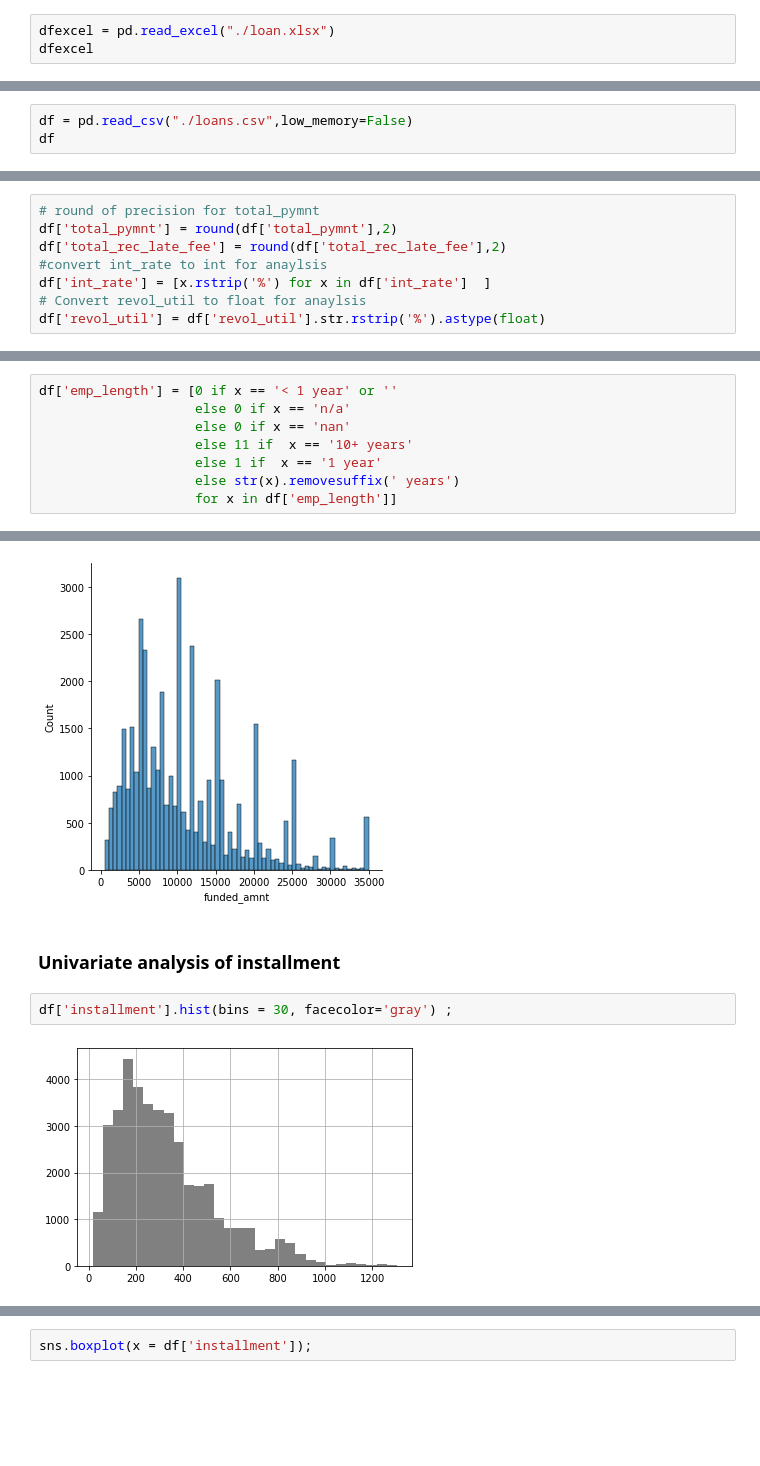
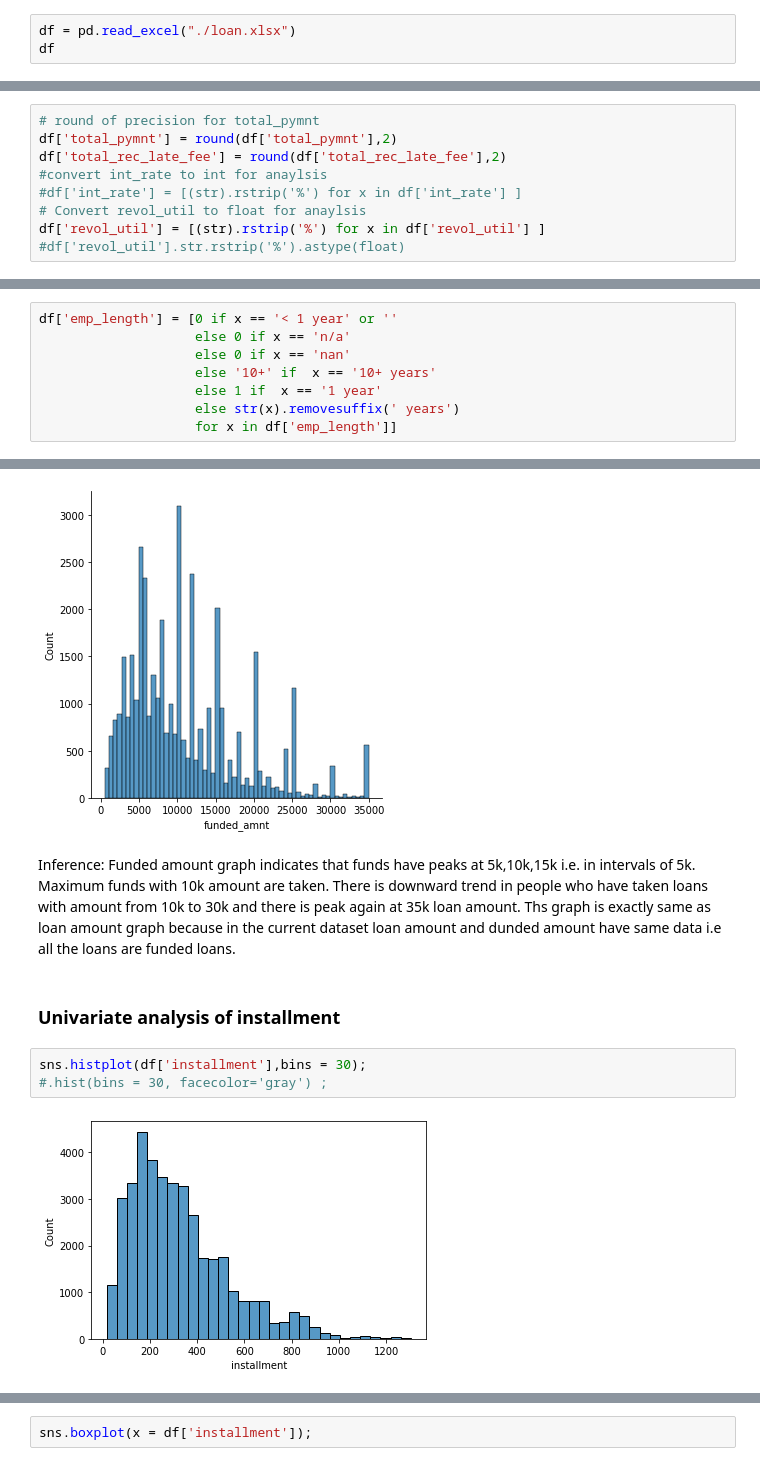
Before and after one commit to geeta-m-desai/LendingClubCaseStudy, a Jupyter notebook: Group_Facilitator_Geeta.ipynb, the cells around one changed output, grey strips where cells are left out. Saved outputs shown, nothing was run; the diff lists cells and outputs as text; blank space fills up the shorter version.

```diff
--- a/Group_Facilitator_Geeta.ipynb
+++ b/Group_Facilitator_Geeta.ipynb
@@ -4,8 +4,8 @@ import pandas as pd
 import matplotlib.pyplot as plt
 import seaborn as sns
 # %%
-dfexcel = pd.read_excel("./loan.xlsx")
-dfexcel
+df = pd.read_excel("./loan.xlsx")
+df
 # %% [output]
 |  | id | member_id | loan_amnt | funded_amnt | funded_amnt_inv | term | int_rate | installment | grade | ... |
 | 0 | 1077501 | 1296599 | 5000 | 5000 | 4975.0 | 36 months | 0.1065 | 162.87 | B | ... |
@@ -25,3 +22,0 @@ dfexcel
-# %%
-df = pd.read_csv("./loans.csv",low_memory=False)
-df
@@ -199,16 +200,17 @@ Number of duplicate rows = 0
 df['total_pymnt'] = round(df['total_pymnt'],2)
 df['total_rec_late_fee'] = round(df['total_rec_late_fee'],2)
 #convert int_rate to int for anaylsis
-df['int_rate'] = [x.rstrip('%') for x in df['int_rate']  ]
+#df['int_rate'] = [(str).rstrip('%') for x in df['int_rate'] ]
 # Convert revol_util to float for anaylsis
-df['revol_util'] = df['revol_util'].str.rstrip('%').astype(float)
+df['revol_util'] = [(str).rstrip('%') for x in df['revol_util'] ]
+#df['revol_util'].str.rstrip('%').astype(float)
 # %% [markdown]
 ### Replace with 0 if n/a or nan and clean the column  for
 # %%
 df['emp_length'] = [0 if x == '< 1 year' or ''
                     else 0 if x == 'n/a'
                     else 0 if x == 'nan'
-                    else 11 if  x == '10+ years'
+                    else '10+' if  x == '10+ years'
                     else 1 if  x == '1 year'
                     else str(x).removesuffix(' years')
                     for x in df['emp_length']]
@@ -343,10 +351,13 @@ Loan amount graphp indicates that loans have peaks at 5k,10k,15k i.e in interval
 sns.displot(df['funded_amnt']);
 # %% [output]
 [figure]
+# %% [markdown]
+Inference: Funded amount graph indicates that funds have peaks at 5k,10k,15k i.e. in intervals of 5k. Maximum funds with 10k amount are taken. There is downward trend in people who have taken loans with amount from 10k to 30k and there is peak again at 35k loan amount. Ths graph is exactly same as loan amount graph because in the current dataset loan amount and dunded amount have same data i.e all the loans are funded loans.
 # %% [markdown]
 ### Univariate analysis of installment
 # %%
-df['installment'].hist(bins = 30, facecolor='gray') ;
+sns.histplot(df['installment'],bins = 30);
+#.hist(bins = 30, facecolor='gray') ;
 # %% [output]
-[figure, old version]
+[figure, new version]
 # %% [markdown]
```
Also changed, not shown: parts of 80 cells of this notebook.
